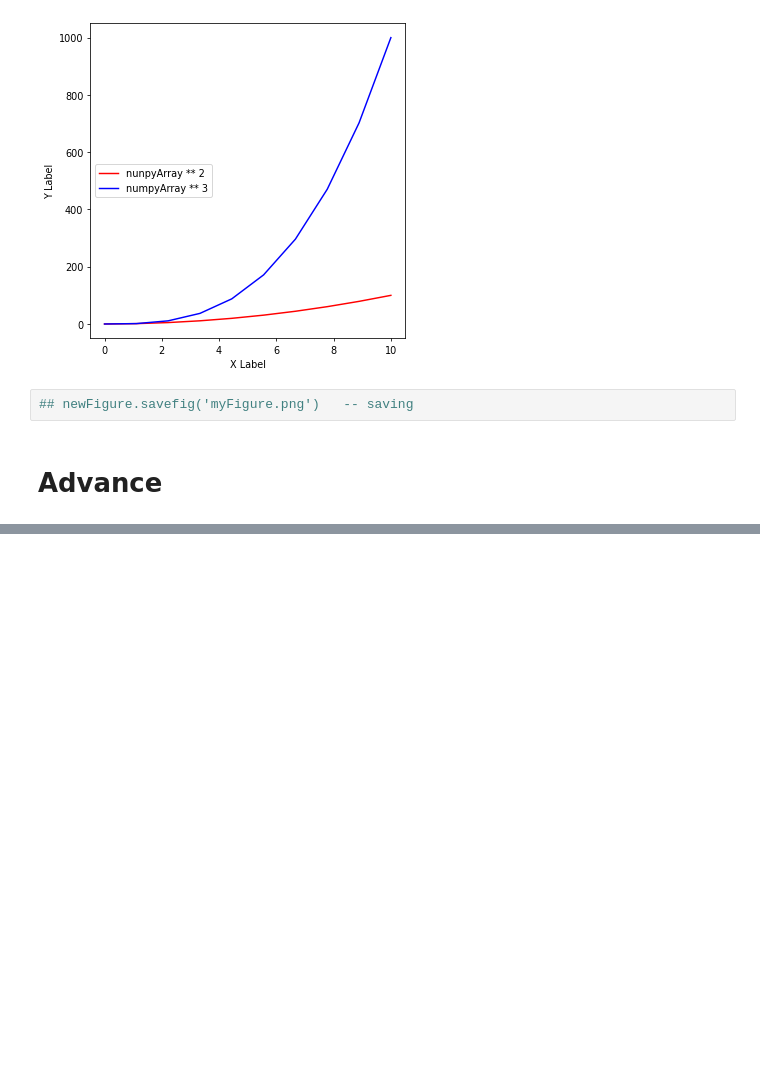
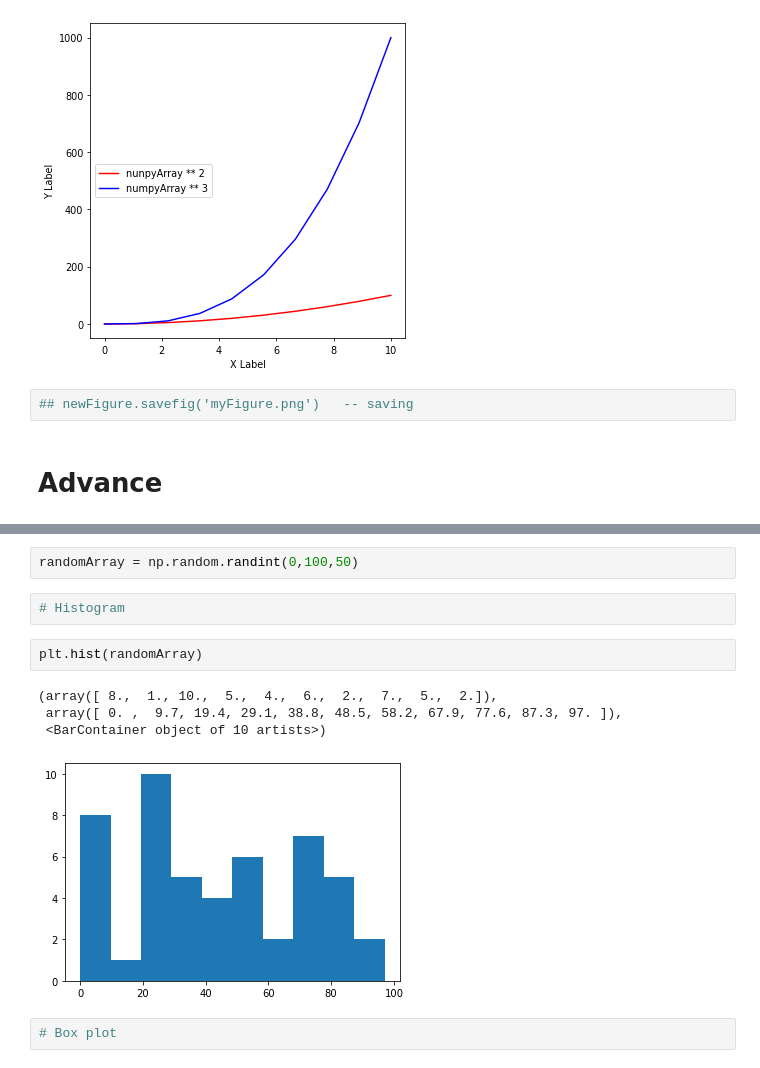
Before and after one commit to anildursunipek/python-modules, a Jupyter notebook: matplotlib_pyplot_module/matplotlib_data_visualization.ipynb, the cells around one changed output, grey strips where cells are left out. Cells and saved outputs as stored; diff of their text form; blank space fills up the shorter version.

```diff
--- a/matplotlib_pyplot_module/matplotlib_data_visualization.ipynb
+++ b/matplotlib_pyplot_module/matplotlib_data_visualization.ipynb
@@ -107,0 +125,13 @@ newAxis.legend(loc=6)
+# %%
+randomArray = np.random.randint(0,100,50)
+# %%
+# Histogram
+# %%
+plt.hist(randomArray)
+# %% [output]
+(array([ 8.,  1., 10.,  5.,  4.,  6.,  2.,  7.,  5.,  2.]),
+ array([ 0. ,  9.7, 19.4, 29.1, 38.8, 48.5, 58.2, 67.9, 77.6, 87.3, 97. ]),
+ <BarContainer object of 10 artists>)
+[figure, added]
+# %%
+# Box plot
```
Also changed, not shown: parts of 6 cells of this notebook.
